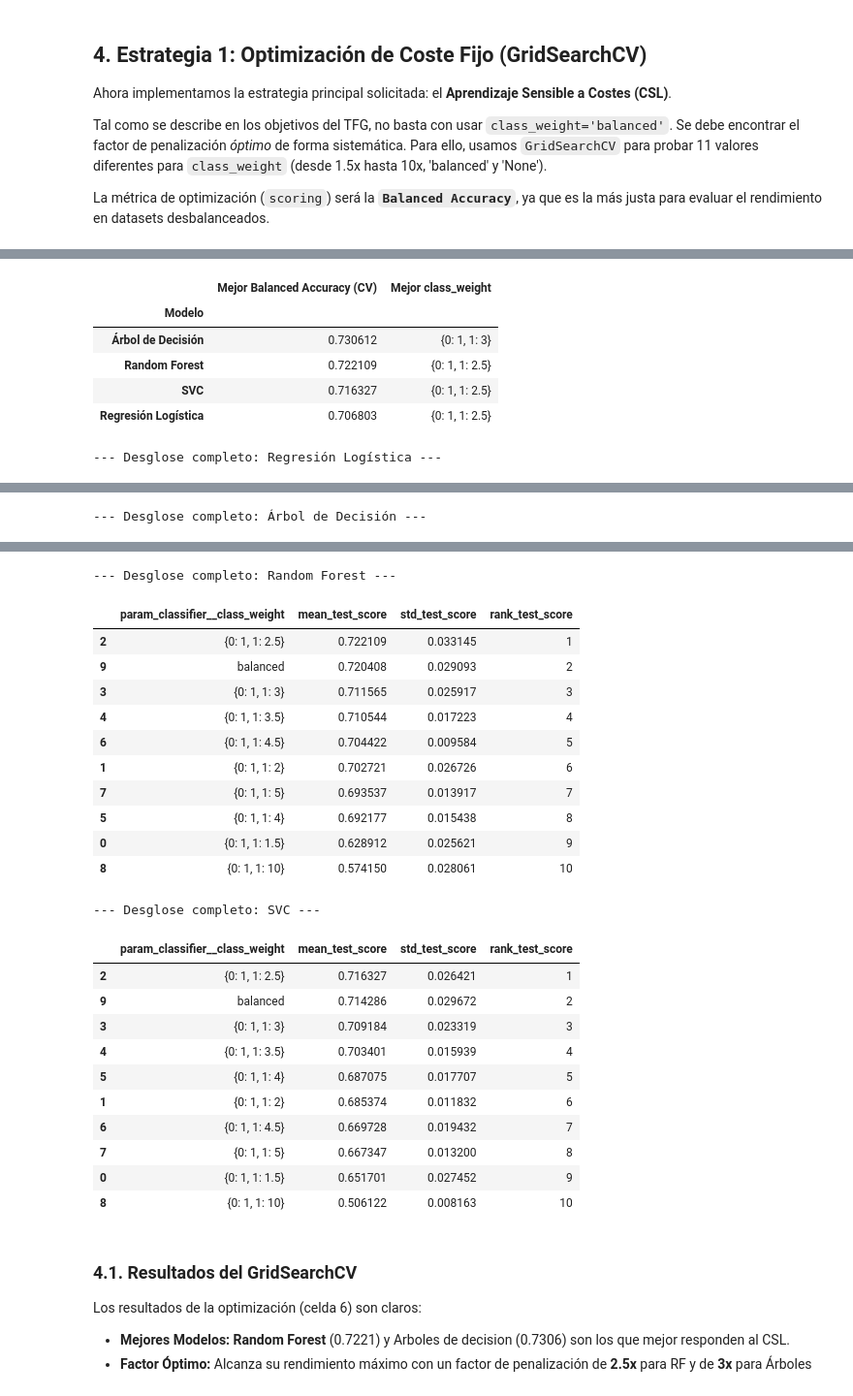
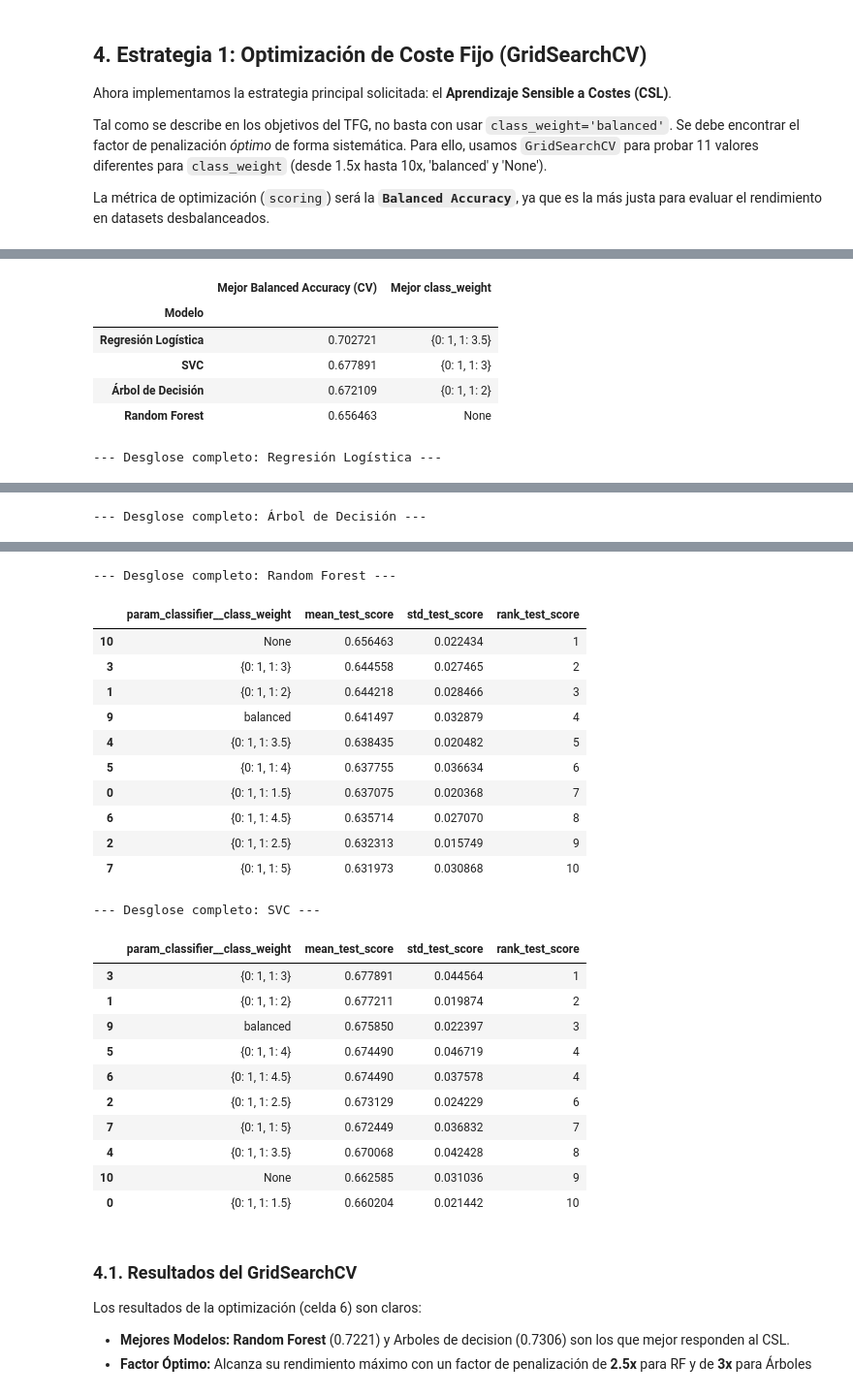
Before and after one commit to AlejandroJB18/tfg_info_deteccion_fraude, a Jupyter notebook: exploracion/modelos_convencionales_german_credit_data.ipynb, the cells around one changed output, grey strips where cells are left out. Shown at 97% size. Cells and saved outputs as stored; diff of their text form; code cells hidden in the pictures.

```diff
--- a/exploracion/modelos_convencionales_german_credit_data.ipynb
+++ b/exploracion/modelos_convencionales_german_credit_data.ipynb
@@ -150,11 +149,9 @@ param_grid_rf = {
     # Número de árboles: 100 es estándar, 200 da más estabilidad
     'classifier__n_estimators': [50, 100, 150, 200, 250, 300],
     # Profundidad: Limitarla evita que el modelo memorice los datos (overfitting)
-    'classifier__max_depth': [None, 2, 5, 10, 15, 20, 50],
+    'classifier__max_depth': [2, 5, 10, 15, 20, 50, 100, 200],
     # Muestras mínimas por hoja: Aumentarlo suaviza el modelo
     'classifier__min_samples_leaf': [1, 2, 3, 4, 5, 10, 20],
-    # Pesos
-    'classifier__class_weight': [None, 'balanced']
 }
 
 # Configuramos el GridSearch
@@ -221,13 +216,11 @@ param_grid_dt = {
     # Criterio
     'classifier__criterion': ['gini', 'entropy'],
     # Profundidad: Controla la complejidad. None deja crecer el árbol (peligro de overfitting)
-    'classifier__max_depth': [None, 2, 5, 10, 15, 20, 50],
+    'classifier__max_depth': [2, 5, 10, 15, 20, 50],
     # Muestras mínimas para dividir: Valores altos evitan divisiones muy específicas
     'classifier__min_samples_split': [2, 5, 10, 20, 50, 100, 500],
     # Muestras mínimas en hojas: Vital para suavizar el modelo
     'classifier__min_samples_leaf': [1, 2, 3, 4, 5, 10, 20, 50, 100],
-    # Pesos
-    'classifier__class_weight': [None, 'balanced']
 }
 
 grid_dt = GridSearchCV(
@@ -285,9 +276,9 @@ Mejor F1-Score en Validación: 0.6010
 # Diccionario con los modelos que vamos a probar
 models = {
     "Regresión Logística": LogisticRegression(random_state=42, max_iter=2000, C=1),
-    "Árbol de Decisión": DecisionTreeClassifier(random_state=42, max_depth=5, min_samples_split=50, min_samples_leaf=20, criterion="gini"),
-    "Random Forest": RandomForestClassifier(random_state=42, n_estimators=50, max_depth=5, min_samples_leaf=10),
-    "SVC": SVC(random_state=42, C=0.01, kernel="linear")
+    "Árbol de Decisión": DecisionTreeClassifier(random_state=42, max_depth=10, min_samples_split=20, min_samples_leaf=5, criterion="gini"),
+    "Random Forest": RandomForestClassifier(random_state=42, n_estimators=300, max_depth=50, min_samples_leaf=1),
+    "SVC": SVC(random_state=42, C=50, kernel="linear")
 }
 
 # Diccionario para los pipelines ya entrenados
@@ -420,19 +411,19 @@ all_cv_results = {} # Para guardar todos los resultados
 pipelines = {
     "Regresión Logística": Pipeline(steps=[
         ('preprocessor', preprocessor),
-        ('classifier', LogisticRegression(random_state=42, max_iter=2000, C=0.01))
+        ('classifier', LogisticRegression(random_state=42, max_iter=2000, C=1))
     ]),
     "Árbol de Decisión": Pipeline(steps=[
         ('preprocessor', preprocessor),
-        ('classifier', DecisionTreeClassifier(random_state=42, max_depth=5, min_samples_split=50, min_samples_leaf=20, criterion="gini"))
+        ('classifier', DecisionTreeClassifier(random_state=42, max_depth=10, min_samples_split=20, min_samples_leaf=5, criterion="gini"))
     ]),
     "Random Forest": Pipeline(steps=[
         ('preprocessor', preprocessor),
-        ('classifier', RandomForestClassifier(random_state=42, n_estimators=50, max_depth=5, min_samples_leaf=10))
+        ('classifier', RandomForestClassifier(random_state=42, n_estimators=300, max_depth=50, min_samples_leaf=1))
     ]),
     "SVC": Pipeline(steps=[
         ('preprocessor', preprocessor),
-        ('classifier', SVC(random_state=42, C=0.01, kernel="linear"))
+        ('classifier', SVC(random_state=42, C=50, kernel="linear"))
     ])
 }
 pesos_lista = [{0: 1, 1: w} for w in [1.5, 2, 2.5, 3, 3.5, 4, 4.5, 5, 10]] + ['balanced', None]
@@ -531,9 +522,9 @@ Mejor Factor de Penalización: {0: 1, 1: 2.5}
 --- Comparativa de los Mejores Parámetros por Modelo ---
 |  | Mejor Balanced Accuracy (CV) | Mejor class_weight |
 | Modelo |  |  |
-| Árbol de Decisión | 0.730612 | {0: 1, 1: 3} |
-| Random Forest | 0.722109 | {0: 1, 1: 2.5} |
-| SVC | 0.716327 | {0: 1, 1: 2.5} |
-| Regresión Logística | 0.706803 | {0: 1, 1: 2.5} |
+| Regresión Logística | 0.702721 | {0: 1, 1: 3.5} |
+| SVC | 0.677891 | {0: 1, 1: 3} |
+| Árbol de Decisión | 0.672109 | {0: 1, 1: 2} |
+| Random Forest | 0.656463 | None |
 --- Desglose completo: Regresión Logística ---
 |  | param_classifier__class_weight | mean_test_score | std_test_score | rank_test_score |
@@ -562,27 +553,27 @@ Mejor Factor de Penalización: {0: 1, 1: 2.5}
 --- Desglose completo: Random Forest ---
 |  | param_classifier__class_weight | mean_test_score | std_test_score | rank_test_score |
-| 2 | {0: 1, 1: 2.5} | 0.722109 | 0.033145 | 1 |
-| 9 | balanced | 0.720408 | 0.029093 | 2 |
-| 3 | {0: 1, 1: 3} | 0.711565 | 0.025917 | 3 |
-| 4 | {0: 1, 1: 3.5} | 0.710544 | 0.017223 | 4 |
-| 6 | {0: 1, 1: 4.5} | 0.704422 | 0.009584 | 5 |
-| 1 | {0: 1, 1: 2} | 0.702721 | 0.026726 | 6 |
-| 7 | {0: 1, 1: 5} | 0.693537 | 0.013917 | 7 |
-| 5 | {0: 1, 1: 4} | 0.692177 | 0.015438 | 8 |
-| 0 | {0: 1, 1: 1.5} | 0.628912 | 0.025621 | 9 |
-| 8 | {0: 1, 1: 10} | 0.574150 | 0.028061 | 10 |
+| 10 | None | 0.656463 | 0.022434 | 1 |
+| 3 | {0: 1, 1: 3} | 0.644558 | 0.027465 | 2 |
+| 1 | {0: 1, 1: 2} | 0.644218 | 0.028466 | 3 |
+| 9 | balanced | 0.641497 | 0.032879 | 4 |
+| 4 | {0: 1, 1: 3.5} | 0.638435 | 0.020482 | 5 |
+| 5 | {0: 1, 1: 4} | 0.637755 | 0.036634 | 6 |
+| 0 | {0: 1, 1: 1.5} | 0.637075 | 0.020368 | 7 |
+| 6 | {0: 1, 1: 4.5} | 0.635714 | 0.027070 | 8 |
+| 2 | {0: 1, 1: 2.5} | 0.632313 | 0.015749 | 9 |
+| 7 | {0: 1, 1: 5} | 0.631973 | 0.030868 | 10 |
 --- Desglose completo: SVC ---
 |  | param_classifier__class_weight | mean_test_score | std_test_score | rank_test_score |
-| 2 | {0: 1, 1: 2.5} | 0.716327 | 0.026421 | 1 |
-| 9 | balanced | 0.714286 | 0.029672 | 2 |
-| 3 | {0: 1, 1: 3} | 0.709184 | 0.023319 | 3 |
-| 4 | {0: 1, 1: 3.5} | 0.703401 | 0.015939 | 4 |
-| 5 | {0: 1, 1: 4} | 0.687075 | 0.017707 | 5 |
-| 1 | {0: 1, 1: 2} | 0.685374 | 0.011832 | 6 |
-| 6 | {0: 1, 1: 4.5} | 0.669728 | 0.019432 | 7 |
-| 7 | {0: 1, 1: 5} | 0.667347 | 0.013200 | 8 |
-| 0 | {0: 1, 1: 1.5} | 0.651701 | 0.027452 | 9 |
-| 8 | {0: 1, 1: 10} | 0.506122 | 0.008163 | 10 |
+| 3 | {0: 1, 1: 3} | 0.677891 | 0.044564 | 1 |
+| 1 | {0: 1, 1: 2} | 0.677211 | 0.019874 | 2 |
+| 9 | balanced | 0.675850 | 0.022397 | 3 |
+| 5 | {0: 1, 1: 4} | 0.674490 | 0.046719 | 4 |
+| 6 | {0: 1, 1: 4.5} | 0.674490 | 0.037578 | 4 |
+| 2 | {0: 1, 1: 2.5} | 0.673129 | 0.024229 | 6 |
+| 7 | {0: 1, 1: 5} | 0.672449 | 0.036832 | 7 |
+| 4 | {0: 1, 1: 3.5} | 0.670068 | 0.042428 | 8 |
+| 10 | None | 0.662585 | 0.031036 | 9 |
+| 0 | {0: 1, 1: 1.5} | 0.660204 | 0.021442 | 10 |
 # %% [markdown]
 ### 4.1. Resultados del GridSearchCV
 
```
Also changed, not shown: parts of 9 cells of this notebook, 4 other files.
